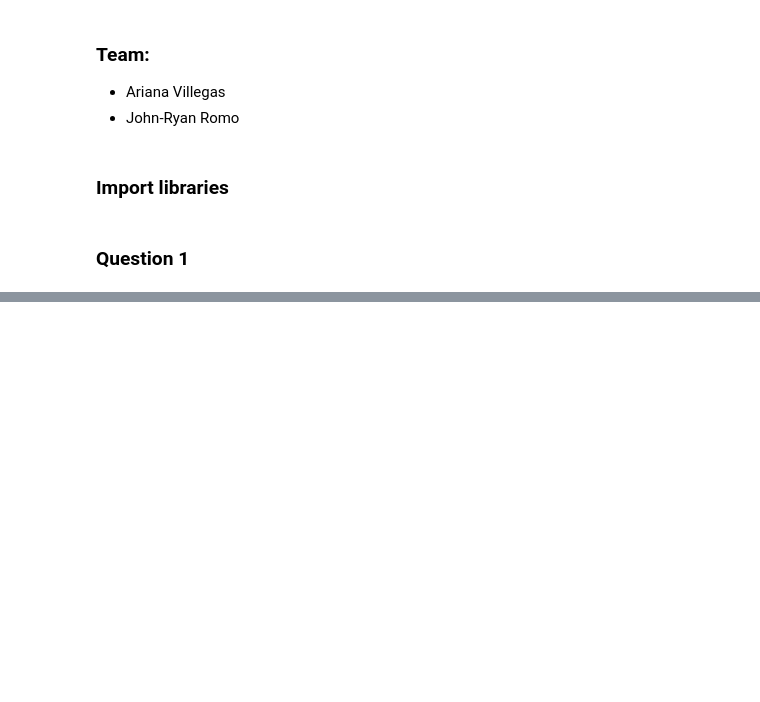
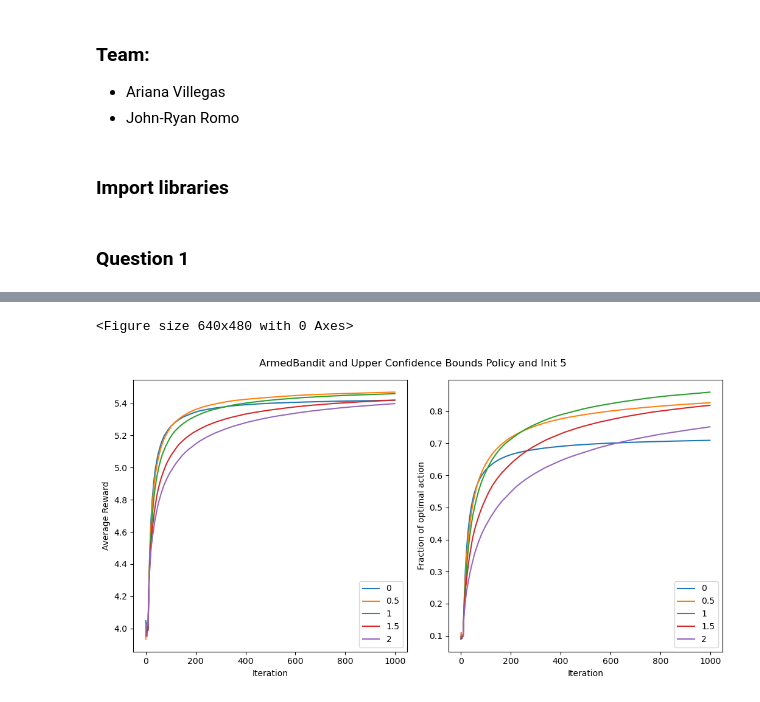
Before and after one commit to ArianaVillegas/ECE495-595, a Jupyter notebook: hw2.ipynb, the cells around one changed output, grey strips where cells are left out. Saved outputs shown, nothing was run; the diff lists cells and outputs as text; code cells hidden in the pictures; blank space fills up the shorter version.

```diff
--- a/hw2.ipynb
+++ b/hw2.ipynb
@@ -116,0 +55,5 @@ plt.show()
+# %%
+tester.testBandit(ArmedBandit, UCB, confidence)
+# %% [output]
+<Figure size 640x480 with 0 Axes>
+[figure, added]
```
Also changed, not shown: parts of 18 cells of this notebook, 3 other files.
